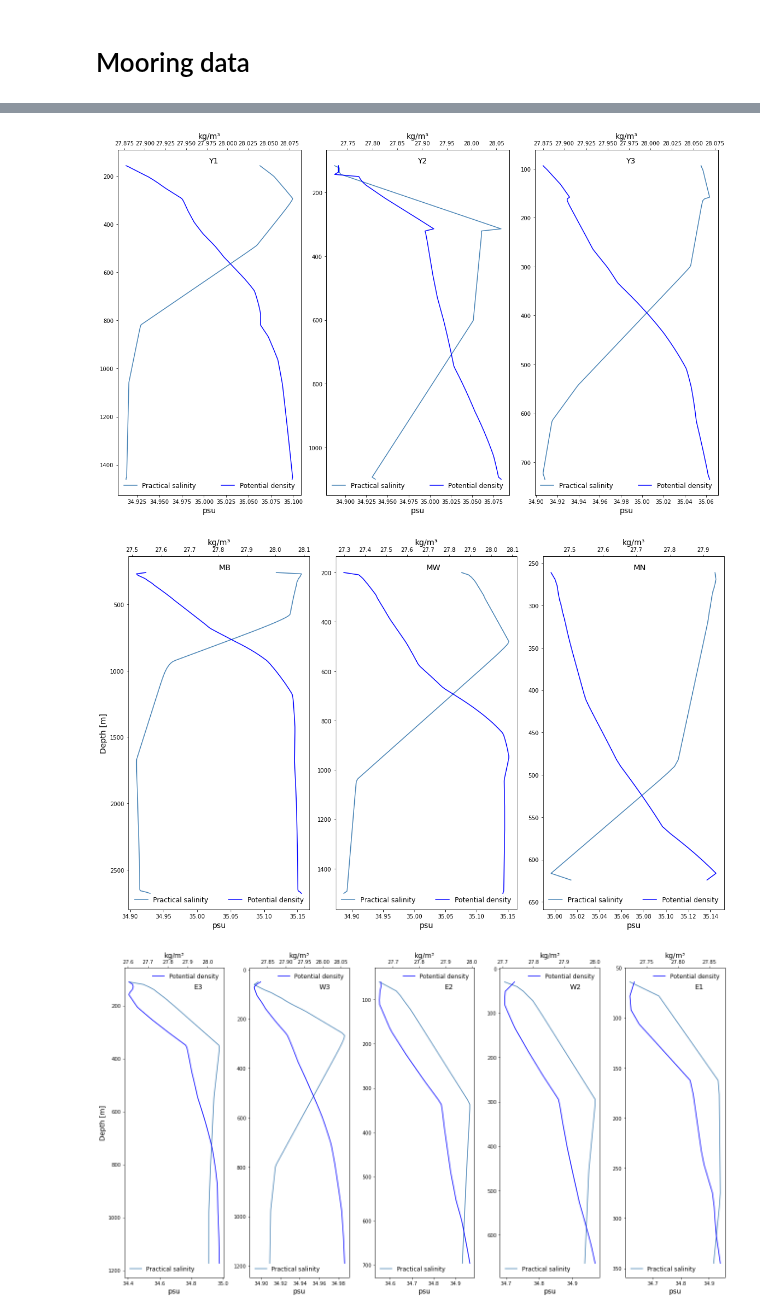
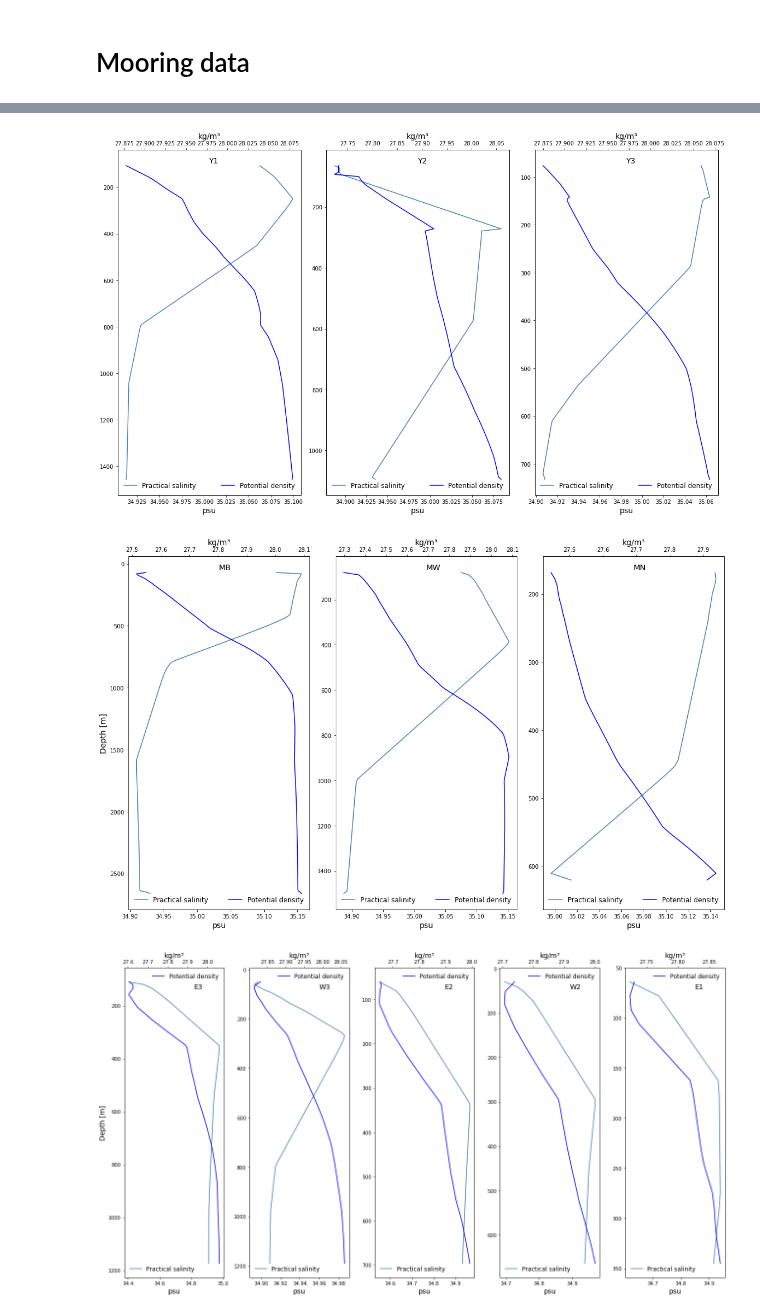
Before and after one commit to kaje2301/Master_2022, a Jupyter notebook: Moor_sal_temp.ipynb, the cells around one changed output, grey strips where cells are left out. Cells and saved outputs as stored; diff of their text form; code cells hidden in the pictures.

Commit message:
nye dens plot

```diff
--- a/Moor_sal_temp.ipynb
+++ b/Moor_sal_temp.ipynb
@@ -218,7 +218,7 @@ fig, axes = plt.subplots(1,3,figsize=(16,10))
 sl = [y1_s, y2_s, y3_s]
 tl = [y1_t, y2_t, y3_t]
 dl = [y1,y2,y3]
-for axs, i, b, t, m in zip(axes.flat, range(3),[1535,1209,850],[54,54,19], ['Y1', 'Y2', 'Y3']):
+for axs, i, b, t, m in zip(axes.flat, range(3),[1535,1209,850],[0,0,0], ['Y1', 'Y2', 'Y3']):
     depth = -dl[i]['DEPTH']
     rho = dens(sl[i],tl[i],depth,i)
     dyp_mr = np.linspace(t,b,len(depth))
@@ -236,36 +236,36 @@ fig.tight_layout()
 
 plt.savefig('haloclin_dens_yermark.pdf', dpi = 300)
 # %% [output]
-[figure, old version]
+[figure, new version]
 # %%
 #SALINITY PROFILES LOFOTEN
 warnings.simplefilter("ignore")
 
 fig, axes = plt.subplots(1,3,figsize=(16,10))
 axes[0].set_ylabel('Depth [m]', fontsize=14)
 sl = [MB_s, MW_s, MN_s]
 tl = [MB_t, MW_t, MN_t]
 dl = [MB,MW,MN]
-for axs, i, b, t, m in zip(axes.flat, range(3), [2935,1500,640], [260,200,190], ['MB', 'MW', 'MN']):
+for axs, i, b, t, m in zip(axes.flat, range(3), [2935,1500,640], [70,80,80], ['MB', 'MW', 'MN']):
     depth = -dl[i]['DEPTH']
     rho = dens(sl[i],tl[i],depth,i)
     dyp_mr = np.linspace(t,b,len(depth))
     axs.plot(sl[i],dyp_mr, color = 'steelblue', label='Practical salinity')
     ax2 = axs.twiny()
     ax2.plot(rho,dyp_mr, color = 'b', label ='Potential density')
     axs.invert_yaxis()
     axs.set_xlabel('psu', fontsize=14)
     ax2.set_xlabel('kg/m³', fontsize=14)
     axs.legend(frameon=False, fontsize=12, loc="lower left")
     ax2.legend(frameon=False, fontsize=12, loc="lower right")
     axs.text(0.50, 0.98, f'{m}', color='k', fontsize=14, transform=axs.transAxes, verticalalignment='top')
 
 
 fig.tight_layout()
 
 plt.savefig('haloclin_dens_lofoten.pdf', dpi = 300)
 # %% [output]
-[figure, old version]
+[figure, new version]
 # %%
 # SALINITY PROFILES NORTH OF SVALBARD
 warnings.simplefilter("ignore")
```
Also changed, not shown: 1 other file.
